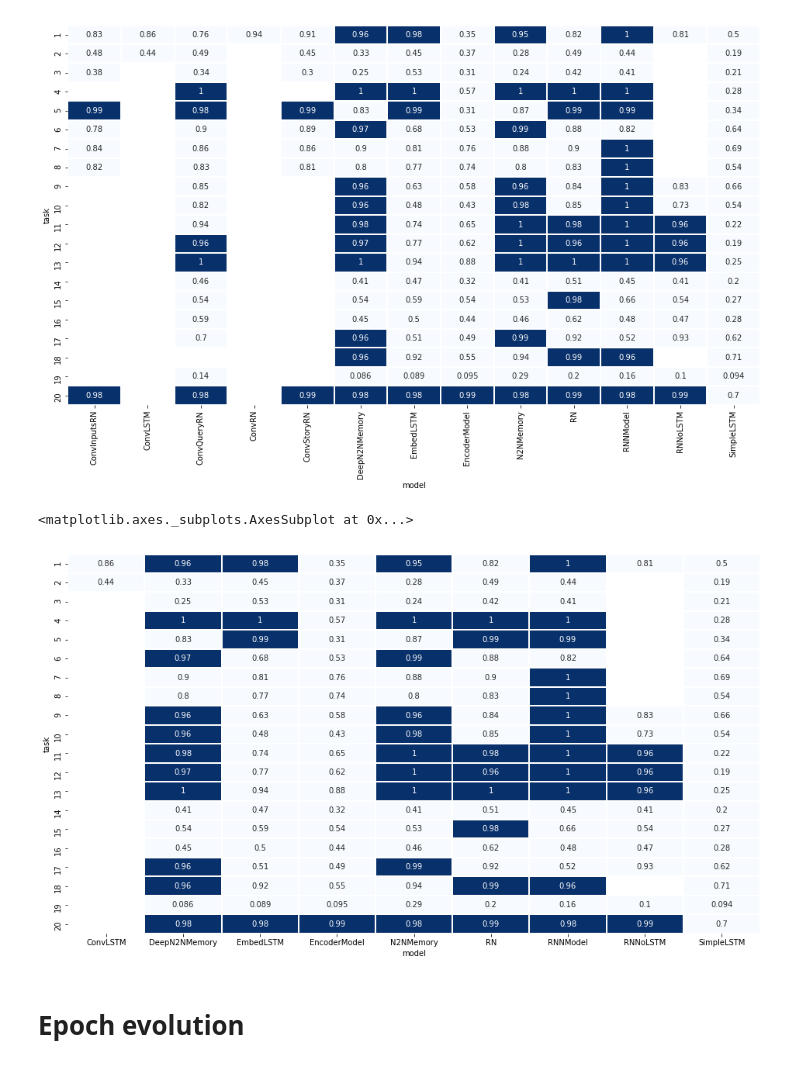
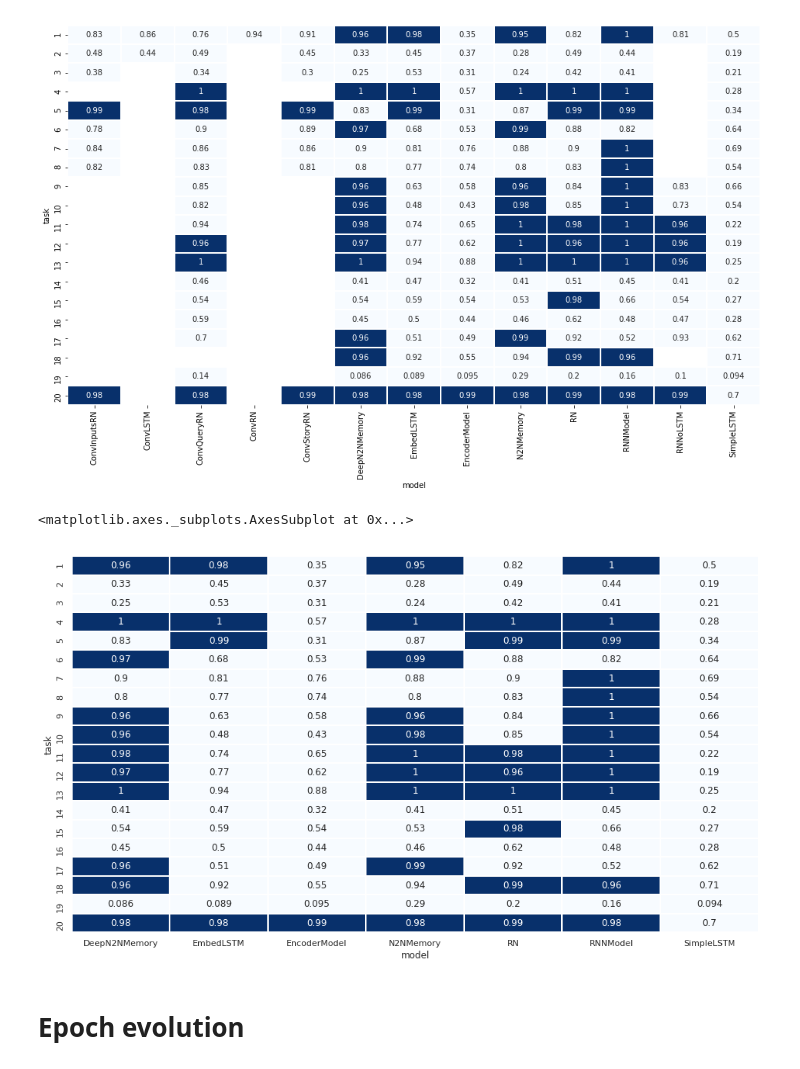
Before and after one commit to gcouti/qa, a Jupyter notebook: analysis/babi-baseline-results.ipynb, the cells around one changed output. Cells and saved outputs as stored; diff of their text form; code cells hidden in the pictures.

```diff
--- a/analysis/babi-baseline-results.ipynb
+++ b/analysis/babi-baseline-results.ipynb
@@ -147,21 +147,21 @@ pivot
 [figure]
 # %%
 # Show best result of each model for each babi task
-model_list = ['ConvInputsRN','ConvQueryRN','ConvRN','ConvStoryRN',]
+model_list = ['ConvInputsRN','ConvQueryRN','ConvRN','ConvStoryRN','ConvLSTM','RNNoLSTM']
 
 ddf = df[df['db'] == 'babi']
 ddf = ddf[~(ddf['model'].isin(model_list))]
 ddf = ddf.groupby(['db', 'model', 'task'])
 ddf = ddf.max()
 ddf = ddf.reset_index()
 pivot = ddf[['model', 'acc', 'task']].pivot('task', 'model')
 pivot = pivot['acc']
 
 plt.figure(figsize = (16,9))
 sns.heatmap(pivot, cmap="Blues", linewidths=1, annot=True, cbar=False, vmin=0.949, vmax=0.95)
 # %% [output]
 <matplotlib.axes._subplots.AxesSubplot at 0x...>
-[figure, old version]
+[figure, new version]
 # %% [markdown]
 # Epoch evolution
 # %%
```
Also changed, not shown: parts of 3 cells of this notebook, 3 other files.
